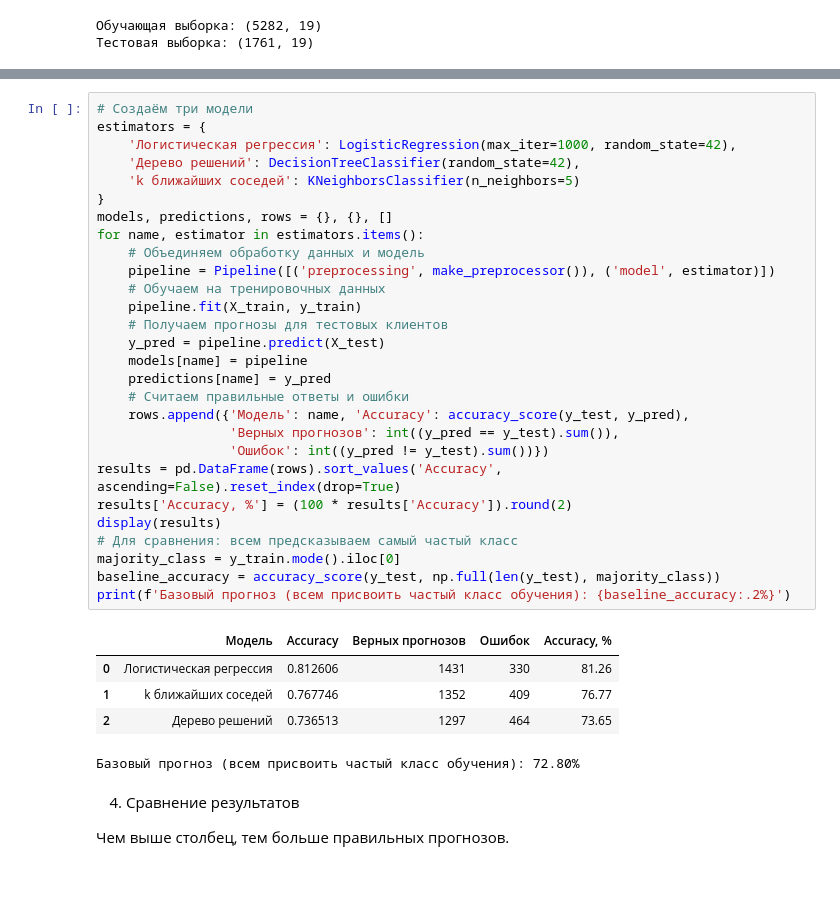
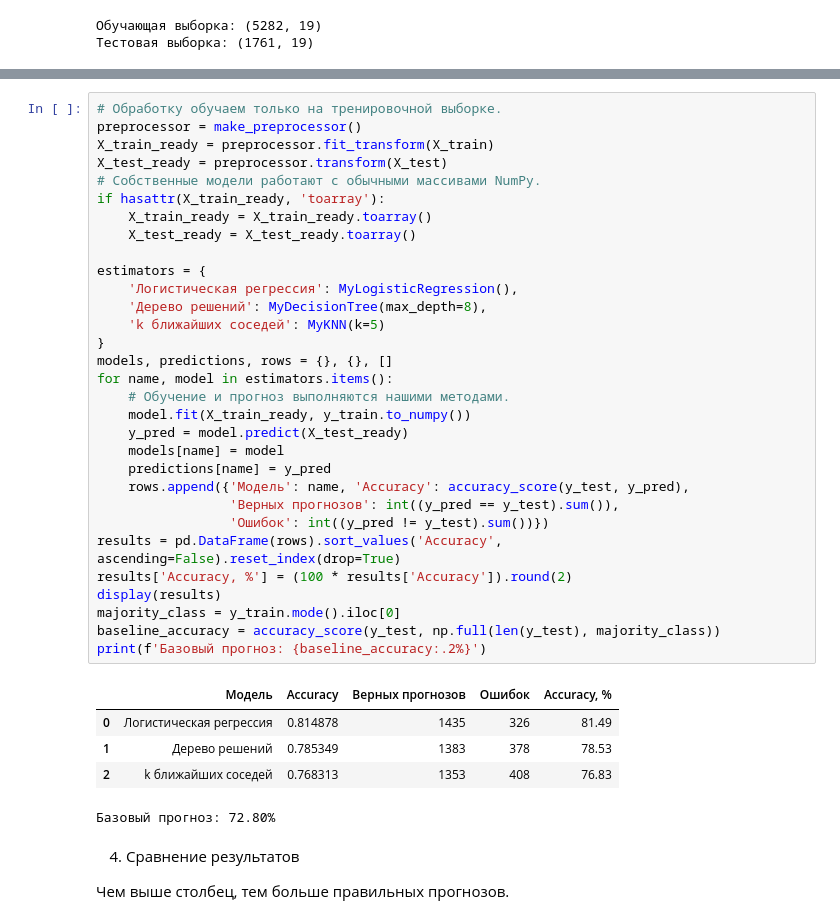
Before and after one commit to nutellus/IS_PARA_1811, a Jupyter notebook: Praktika_1_simple.ipynb, the cells around one changed output, grey strips where cells are left out. Drawn from its saved outputs; the diff is of its cells as text; blank space fills up the shorter version.

Commit message:
Реализованы три модели самостоятельно на NumPy

```diff
--- a/Praktika_1_simple.ipynb
+++ b/Praktika_1_simple.ipynb
@@ -201,37 +312,40 @@ Accuracy — доля правильных ответов. Например, 0.8
 # %%
-# Создаём три модели
+# Обработку обучаем только на тренировочной выборке.
+preprocessor = make_preprocessor()
+X_train_ready = preprocessor.fit_transform(X_train)
+X_test_ready = preprocessor.transform(X_test)
+# Собственные модели работают с обычными массивами NumPy.
+if hasattr(X_train_ready, 'toarray'):
+    X_train_ready = X_train_ready.toarray()
+    X_test_ready = X_test_ready.toarray()
+
 estimators = {
-    'Логистическая регрессия': LogisticRegression(max_iter=1000, random_state=42),
-    'Дерево решений': DecisionTreeClassifier(random_state=42),
-    'k ближайших соседей': KNeighborsClassifier(n_neighbors=5)
+    'Логистическая регрессия': MyLogisticRegression(),
+    'Дерево решений': MyDecisionTree(max_depth=8),
+    'k ближайших соседей': MyKNN(k=5)
 }
 models, predictions, rows = {}, {}, []
-for name, estimator in estimators.items():
-    # Объединяем обработку данных и модель
-    pipeline = Pipeline([('preprocessing', make_preprocessor()), ('model', estimator)])
-    # Обучаем на тренировочных данных
-    pipeline.fit(X_train, y_train)
-    # Получаем прогнозы для тестовых клиентов
-    y_pred = pipeline.predict(X_test)
-    models[name] = pipeline
+for name, model in estimators.items():
+    # Обучение и прогноз выполняются нашими методами.
+    model.fit(X_train_ready, y_train.to_numpy())
+    y_pred = model.predict(X_test_ready)
+    models[name] = model
     predictions[name] = y_pred
-    # Считаем правильные ответы и ошибки
     rows.append({'Модель': name, 'Accuracy': accuracy_score(y_test, y_pred),
                  'Верных прогнозов': int((y_pred == y_test).sum()),
                  'Ошибок': int((y_pred != y_test).sum())})
 results = pd.DataFrame(rows).sort_values('Accuracy', ascending=False).reset_index(drop=True)
 results['Accuracy, %'] = (100 * results['Accuracy']).round(2)
 display(results)
-# Для сравнения: всем предсказываем самый частый класс
 majority_class = y_train.mode().iloc[0]
 baseline_accuracy = accuracy_score(y_test, np.full(len(y_test), majority_class))
-print(f'Базовый прогноз (всем присвоить частый класс обучения): {baseline_accuracy:.2%}')
+print(f'Базовый прогноз: {baseline_accuracy:.2%}')
 # %% [output]
 |  | Модель | Accuracy | Верных прогнозов | Ошибок | Accuracy, % |
-| 0 | Логистическая регрессия | 0.812606 | 1431 | 330 | 81.26 |
-| 1 | k ближайших соседей | 0.767746 | 1352 | 409 | 76.77 |
-| 2 | Дерево решений | 0.736513 | 1297 | 464 | 73.65 |
+| 0 | Логистическая регрессия | 0.814878 | 1435 | 326 | 81.49 |
+| 1 | Дерево решений | 0.785349 | 1383 | 378 | 78.53 |
+| 2 | k ближайших соседей | 0.768313 | 1353 | 408 | 76.83 |
-Базовый прогноз (всем присвоить частый класс обучения): 72.80%
+Базовый прогноз: 72.80%
 # %% [markdown]
 4. Сравнение результатов
 
```
Also changed, not shown: parts of 7 cells of this notebook.
